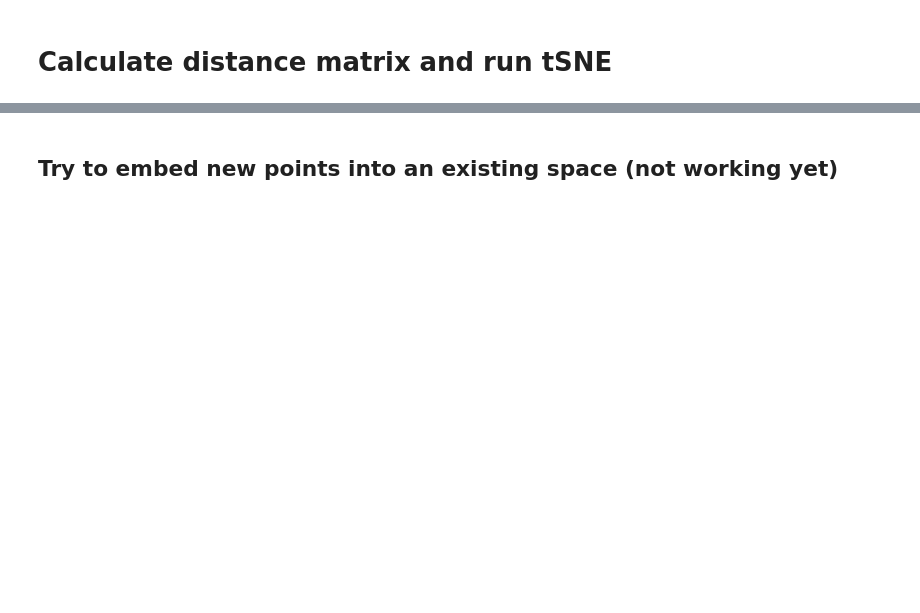
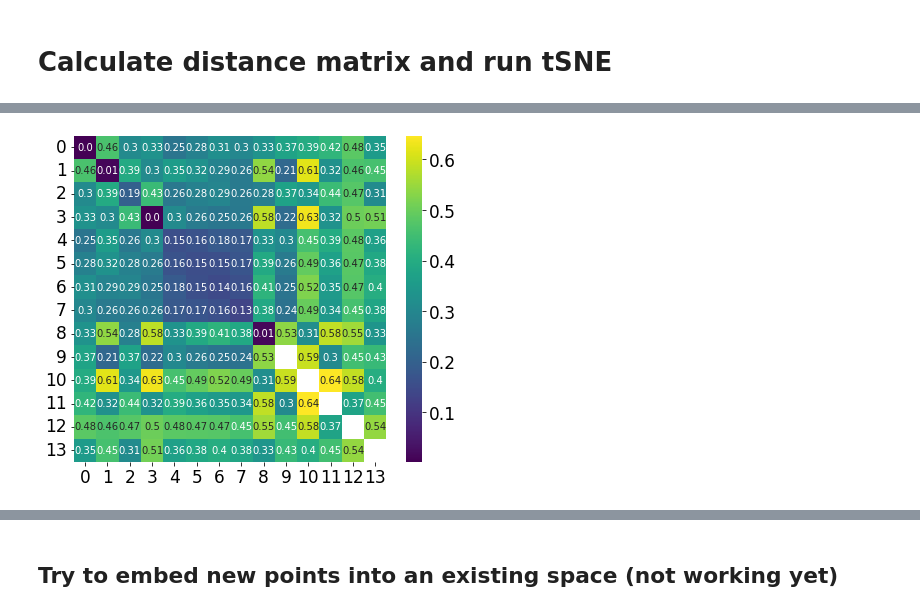
Before and after one commit to azaho/ccn_story3, a Jupyter notebook: netdist.ipynb, the cells around one changed output, grey strips where cells are left out. Drawn from its saved outputs; the diff is of its cells as text; code cells hidden in the pictures; blank space fills up the shorter version.

```diff
--- a/netdist.ipynb
+++ b/netdist.ipynb
@@ -285,0 +318,23 @@ plt.show()
+# %%
+fig = plt.figure(figsize=(7, 6))
+plt.rc('font', **{'family': 'DejaVu Sans', 'weight': 'normal', 'size': 17})
+n_networks = len(labels_once)
+dist_ave = np.zeros((n_networks, n_networks))
+for i in range(n_networks):
+    for j in range(n_networks):
+        temp = np.copy(dist[list(all_networks.values())[i]['ids'], :][:, list(all_networks.values())[j]['ids']])
+        if i==j:
+            for k in range(len(temp)):
+                temp[k, k] = None # remove diagonal elemenrs
+        #print(i, j, temp)
+        #print(list(networks.values())[i]['ids'], list(networks.values())[j]['ids'])
+        dist_ave[i, j] = np.nanmean(temp)
+ax = sns.heatmap(dist_ave, cmap="viridis", annot=((dist_ave*100).astype(int)/100).astype(str), annot_kws={'fontsize': 10}, fmt='s')
+ax.set_xticklabels(ax.get_xticklabels(), rotation=0)
+ax.set_yticklabels(ax.get_yticklabels(), rotation=0)
+#plt.xticks(np.linspace(0.5, len(labels_once)-.5, len(labels_once)), labels_once, fontsize=10)
+#plt.yticks(np.linspace(0.5, len(labels_once)-.5, len(labels_once)), labels_once, fontsize=10)
+#plt.axis('off')
+plt.savefig("distancematrix.pdf", bbox_inches = 'tight')
+# %% [output]
+[figure, added]
```
Also changed, not shown: parts of 16 cells of this notebook, 6 other files.
